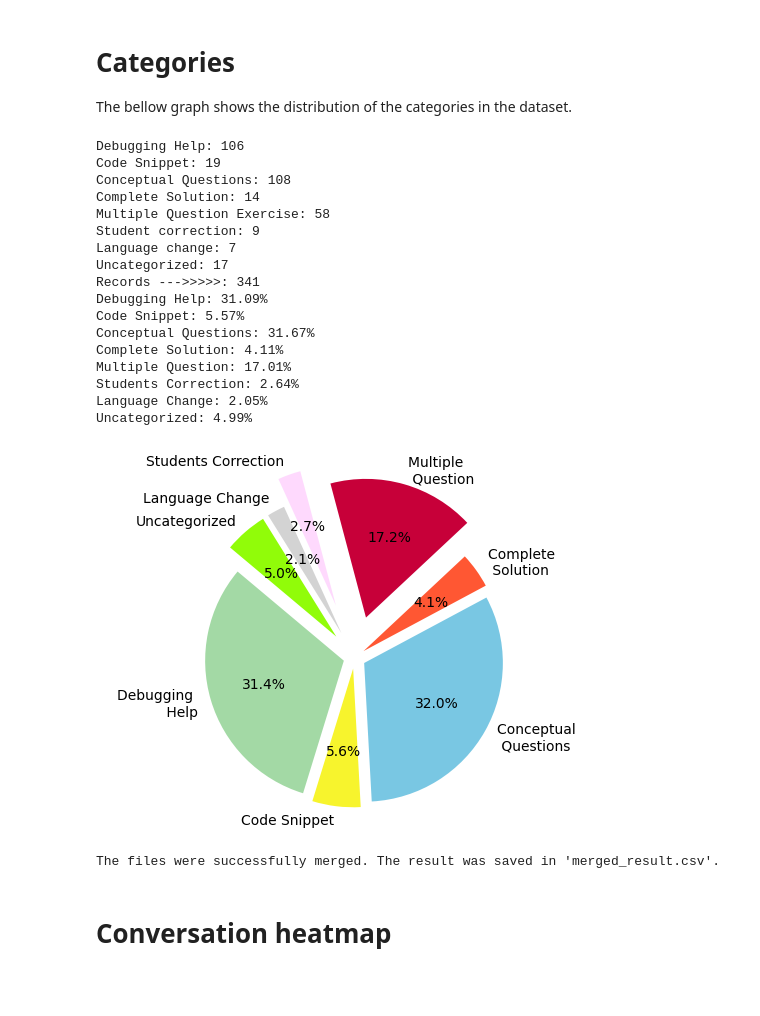
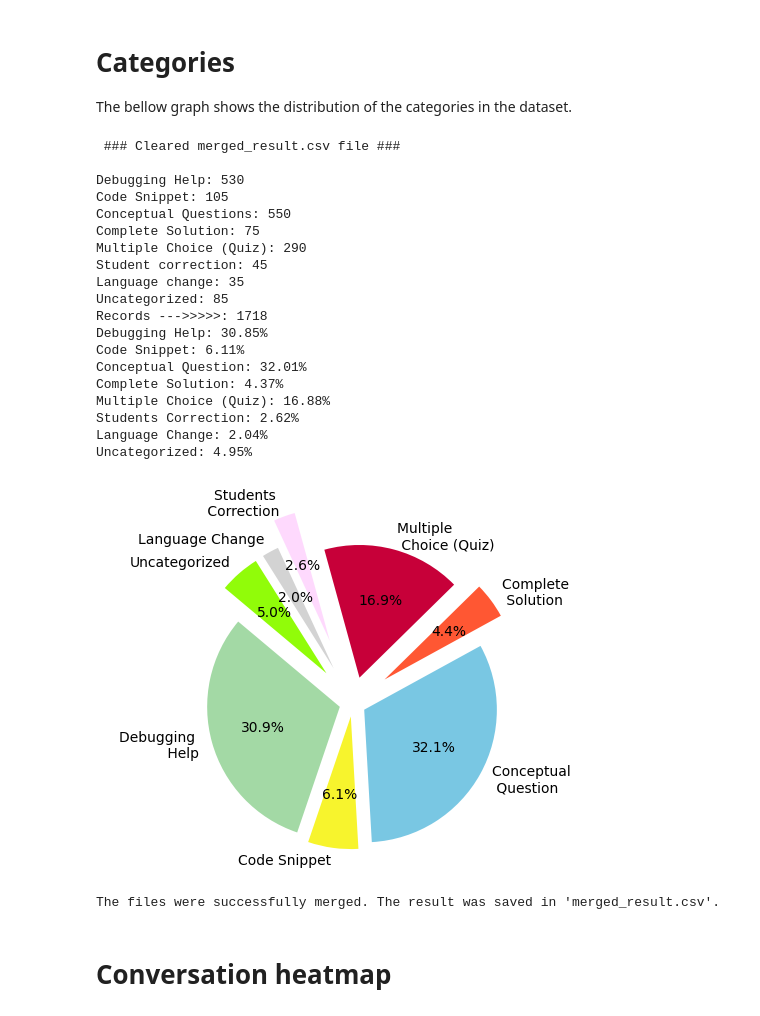
Before and after one commit to rodrigoprestesmachado/codespaces-blank, a Jupyter notebook: CSEDU2025/analysis/analysis.ipynb, the cells around one changed output. Drawn from its saved outputs; the diff is of its cells as text; code cells hidden in the pictures; blank space fills up the shorter version.

```diff
--- a/CSEDU2025/analysis/analysis.ipynb
+++ b/CSEDU2025/analysis/analysis.ipynb
@@ -42,7 +42,7 @@ print(f"Complete Solution: {complete_solution}")
 
 # Counts Multiple Question Exercise
 multiple_question_exercise = merged_df[merged_df['Classification'] == 'Multiple Question Exercise'].shape[0]
-print(f"Multiple Question Exercise: {multiple_question_exercise}")
+print(f"Multiple Choice (Quiz): {multiple_question_exercise}")
 
 # Counts Student correction
 student_correction = merged_df[merged_df['Classification'] == 'Student Correction'].shape[0]
@@ -73,56 +73,58 @@ uncategorized_percentage = (uncategorized / total) * 100
 
 print(f"Debugging Help: {debugging_help_percentage:.2f}%")
 print(f"Code Snippet: {code_snippet_percentage:.2f}%")
-print(f"Conceptual Questions: {conceptual_questions_percentage:.2f}%")
+print(f"Conceptual Question: {conceptual_questions_percentage:.2f}%")
 print(f"Complete Solution: {complete_solution_percentage:.2f}%")
-print(f"Multiple Question: {multiple_question_exercise_percentage:.2f}%")
+print(f"Multiple Choice (Quiz): {multiple_question_exercise_percentage:.2f}%")
 print(f"Students Correction: {student_correction_percentage:.2f}%")
 print(f"Language Change: {language_change_percentage:.2f}%")
 print(f"Uncategorized: {uncategorized_percentage:.2f}%")
 
 # Update font size
 plt.rcParams.update({'font.size': 10})
 
-labels = ['Debugging \n Help', 'Code Snippet', 'Conceptual \n Questions', 'Complete \n Solution', 'Multiple \n Question',
-          'Students Correction', 'Language Change', 'Uncategorized']
+labels = ['Debugging \n Help', 'Code Snippet', 'Conceptual \n Question', 'Complete \n Solution', 'Multiple \n Choice (Quiz)',
+          'Students \n Correction', 'Language Change', 'Uncategorized']
 sizes = [debugging_help_percentage, code_snippet_percentage, conceptual_questions_percentage, complete_solution_percentage,
          multiple_question_exercise_percentage, student_correction_percentage, language_change_percentage, uncategorized_percentage]
 
 # Colors
 colors = ['#A3D9A5', '#F7F42D', '#79C7E3', '#FF5733', '#C70039', '#FED9FD', '#D3D3D3', '#91FC09']
 
 # Grey scale colors
 #colors = ['#808080', '#A9A9A9', '#C0C0C0', '#D3D3D3', '#DCDCDC', '#E8E8E8', '#F5F5F5', '#FAFAFA']
 
 # Space between all segments
-explode = (0.08, 0.08, 0.08, 0.08, 0.3, 0.4, 0.2, 0.2)
+explode = (0.1, 0.1, 0.1, 0.3, 0.2, 0.5, 0.3, 0.3)
 
 plt.pie(sizes, explode=explode, labels=labels, colors=colors, autopct='%1.1f%%', startangle=140)
 plt.axis('equal')  # Equal aspect ratio ensures that pie is drawn as a circle.
 plt.show()
 
 # Save the merged dataframe to a new CSV file
 merged_df.to_csv(os.path.join(directory_path, 'merged_result.csv'), index=False, sep=';')
 print("The files were successfully merged. The result was saved in 'merged_result.csv'.")
 # %% [output]
-Debugging Help: 106
-Code Snippet: 19
-Conceptual Questions: 108
-Complete Solution: 14
-Multiple Question Exercise: 58
-Student correction: 9
-Language change: 7
-Uncategorized: 17
-Records --->>>>>: 341
-Debugging Help: 31.09%
-Code Snippet: 5.57%
-Conceptual Questions: 31.67%
-Complete Solution: 4.11%
-Multiple Question: 17.01%
-Students Correction: 2.64%
-Language Change: 2.05%
-Uncategorized: 4.99%
+ ### Cleared merged_result.csv file ###
+
+Debugging Help: 530
+Code Snippet: 105
+Conceptual Questions: 550
+Complete Solution: 75
+Multiple Choice (Quiz): 290
+Student correction: 45
+Language change: 35
+Uncategorized: 85
+Records --->>>>>: 1718
+Debugging Help: 30.85%
+Code Snippet: 6.11%
+Conceptual Question: 32.01%
+Complete Solution: 4.37%
+Multiple Choice (Quiz): 16.88%
+Students Correction: 2.62%
+Language Change: 2.04%
+Uncategorized: 4.95%
-[figure, old version]
+[figure, new version]
 The files were successfully merged. The result was saved in 'merged_result.csv'.
 # %% [markdown]
 # Conversation heatmap
```
Also changed, not shown: parts of 4 cells of this notebook, 9 other files.
